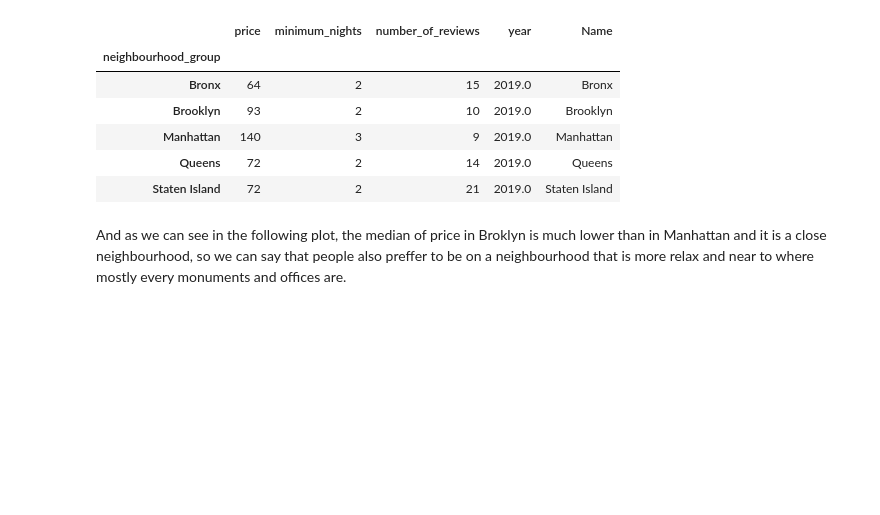
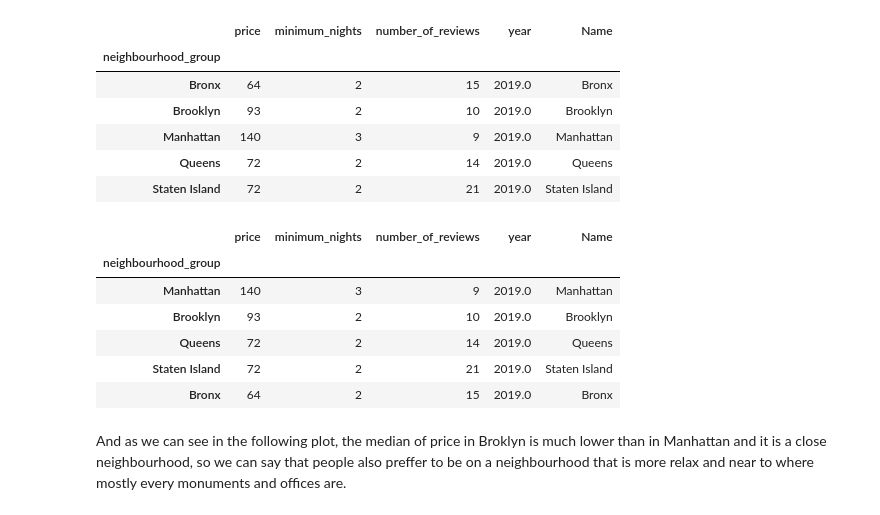
Before and after one commit to Marina-Diez/Kaggle-Api-Project-MarinaD, a Jupyter notebook: Visualization.ipynb, the cells around one changed output. Saved outputs shown, nothing was run; the diff lists cells and outputs as text; code cells hidden in the pictures; blank space fills up the shorter version.

```diff
--- a/Visualization.ipynb
+++ b/Visualization.ipynb
@@ -70,6 +70,17 @@ df_median
 | Manhattan | 140 | 3 | 9 | 2019.0 | Manhattan |
 | Queens | 72 | 2 | 14 | 2019.0 | Queens |
 | Staten Island | 72 | 2 | 21 | 2019.0 | Staten Island |
+# %%
+df_median = df_median.sort_values(by=["price"], ascending=False)
+df_median
+# %% [output]
+|  | price | minimum_nights | number_of_reviews | year | Name |
+| neighbourhood_group |  |  |  |  |  |
+| Manhattan | 140 | 3 | 9 | 2019.0 | Manhattan |
+| Brooklyn | 93 | 2 | 10 | 2019.0 | Brooklyn |
+| Queens | 72 | 2 | 14 | 2019.0 | Queens |
+| Staten Island | 72 | 2 | 21 | 2019.0 | Staten Island |
+| Bronx | 64 | 2 | 15 | 2019.0 | Bronx |
 # %% [markdown]
 And as we can see in the following plot, the median of price in Broklyn is much lower than in Manhattan and it is a close neighbourhood, so we can say that people also preffer to be on a neighbourhood that is more relax and near to where mostly every monuments and offices are.
 # %%
```
Also changed, not shown: parts of 2 cells of this notebook, 1 other file.
